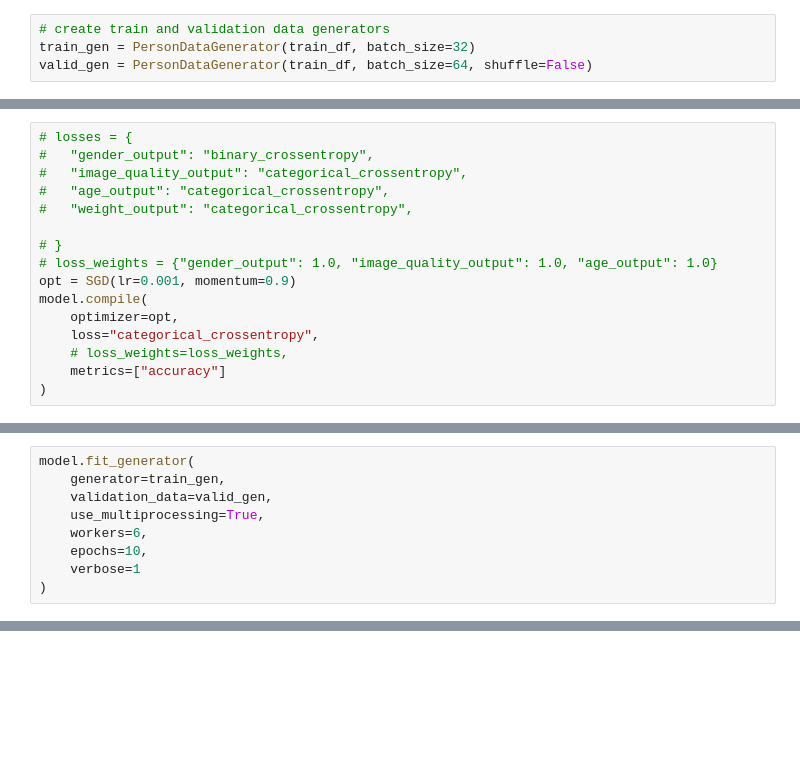
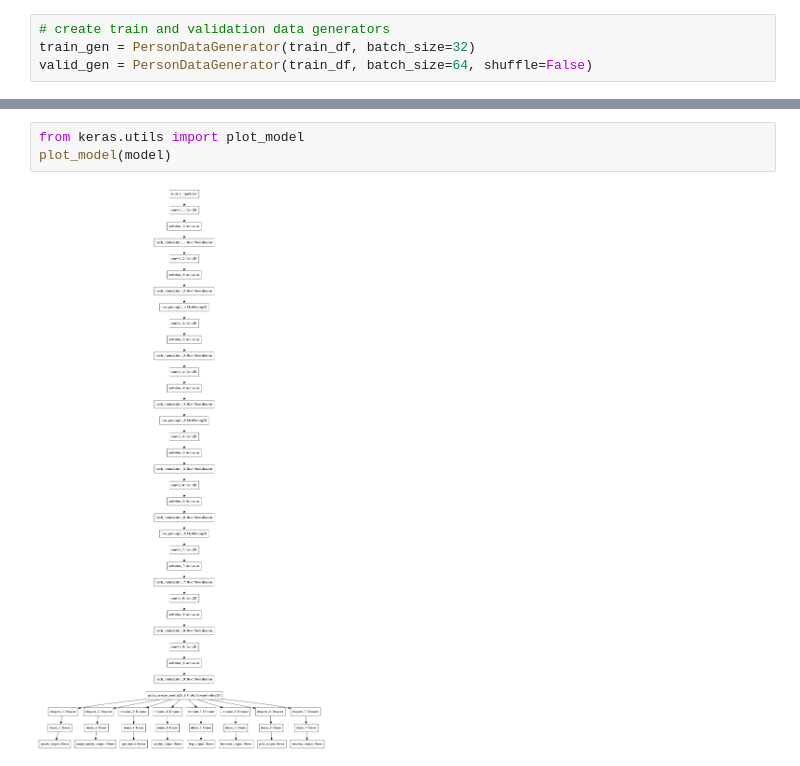
Before and after one commit to abhinavm24/EIP, a Jupyter notebook: week5/PersonAttrubutes.ipynb, the cells around one changed output, grey strips where cells are left out. Cells and saved outputs as stored; diff of their text form; blank space fills up the shorter version.

```diff
--- a/week5/PersonAttrubutes.ipynb
+++ b/week5/PersonAttrubutes.ipynb
@@ -165,16 +248,0 @@ for layer in backbone.layers:
-# %%
-# losses = {
-# 	"gender_output": "binary_crossentropy",
-# 	"image_quality_output": "categorical_crossentropy",
-# 	"age_output": "categorical_crossentropy",
-# 	"weight_output": "categorical_crossentropy",
-
-# }
-# loss_weights = {"gender_output": 1.0, "image_quality_output": 1.0, "age_output": 1.0}
-opt = SGD(lr=0.001, momentum=0.9)
-model.compile(
-    optimizer=opt,
-    loss="categorical_crossentropy",
-    # loss_weights=loss_weights,
-    metrics=["accuracy"]
-)
@@ -183,10 +249 @@ model.compile(
-# %%
-model.fit_generator(
-    generator=train_gen,
-    validation_data=valid_gen,
-    use_multiprocessing=True,
-    workers=6,
-    epochs=10,
-    verbose=1
-)
 # %%
@@ -193,0 +269,5 @@ model
+# %%
+from keras.utils import plot_model
+plot_model(model)
+# %% [output]
+[figure, added]
```
Also changed, not shown: parts of 14 cells of this notebook.
